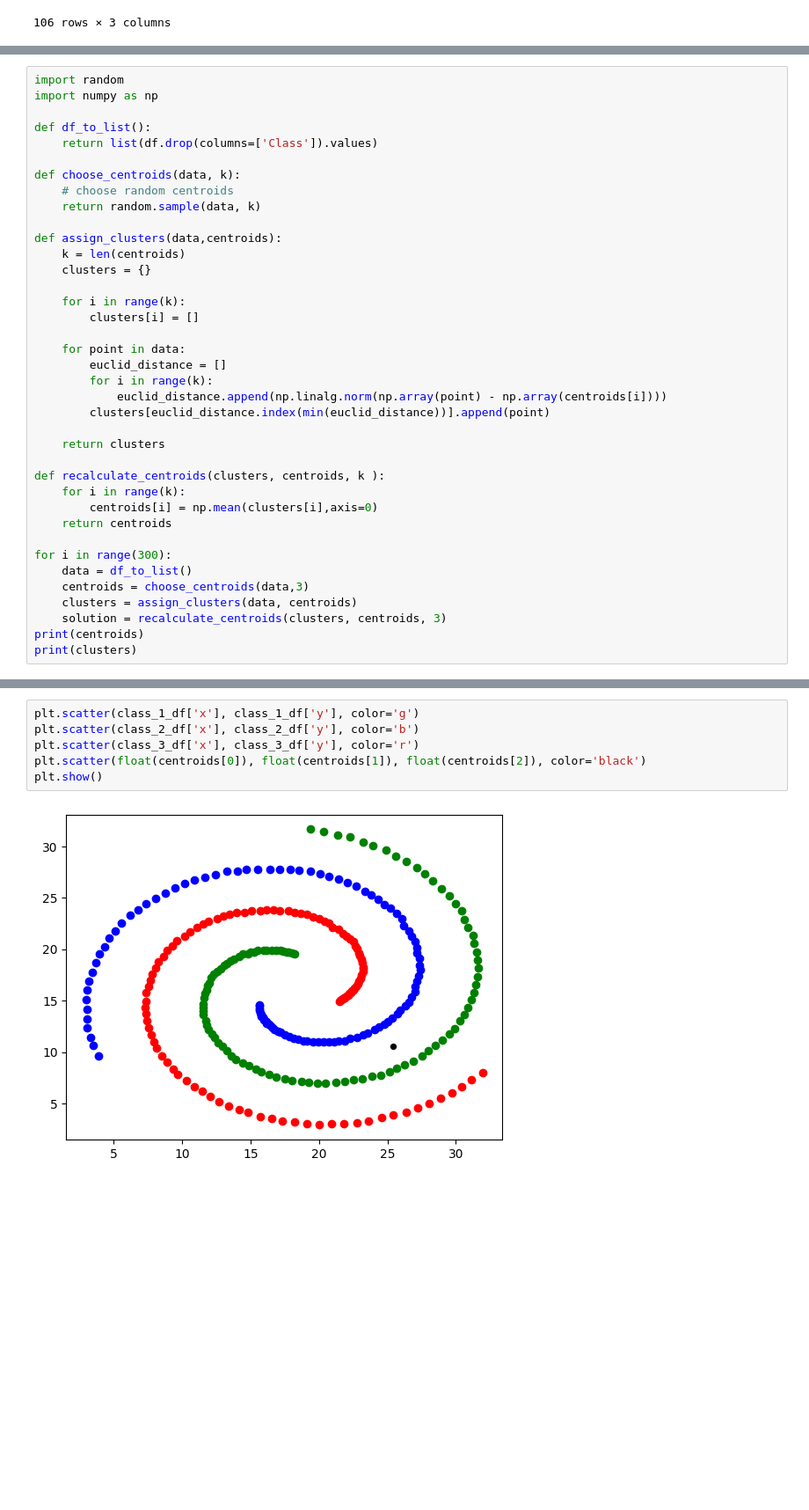
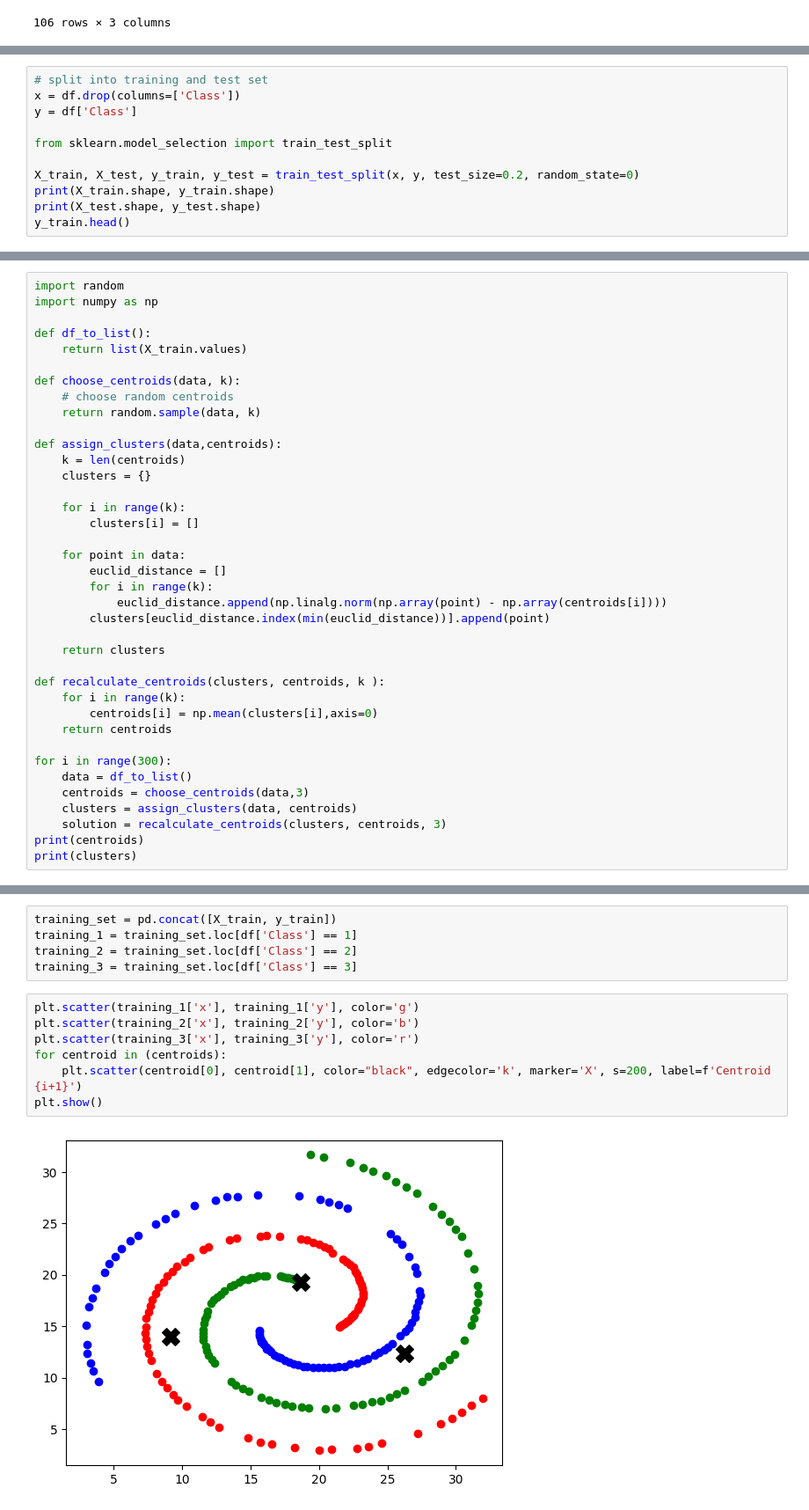
Before and after one commit to natalie2nguyen/ML_Assignment3, a Jupyter notebook: assignment3.ipynb, the cells around one changed output, grey strips where cells are left out. Shown at 88% size. Saved outputs shown, nothing was run; the diff lists cells and outputs as text; blank space fills up the shorter version.

```diff
--- a/assignment3.ipynb
+++ b/assignment3.ipynb
@@ -56,0 +50,11 @@ plt.show()
+# %%
+# split into training and test set
+x = df.drop(columns=['Class'])
+y = df['Class']
+
+from sklearn.model_selection import train_test_split
+
+X_train, X_test, y_train, y_test = train_test_split(x, y, test_size=0.2, random_state=0)
+print(X_train.shape, y_train.shape)
+print(X_test.shape, y_test.shape)
+y_train.head()
@@ -59,7 +72,7 @@ import random
 import numpy as np
 
 def df_to_list():
-    return list(df.drop(columns=['Class']).values)
+    return list(X_train.values)
 
 def choose_centroids(data, k):
     # choose random centroids
@@ -110,8 +111,14 @@ float(centroids[1])
+# %%
+training_set = pd.concat([X_train, y_train])
+training_1 = training_set.loc[df['Class'] == 1]
+training_2 = training_set.loc[df['Class'] == 2]
+training_3 = training_set.loc[df['Class'] == 3]
 # %%
-plt.scatter(class_1_df['x'], class_1_df['y'], color='g')
-plt.scatter(class_2_df['x'], class_2_df['y'], color='b')
-plt.scatter(class_3_df['x'], class_3_df['y'], color='r')
-plt.scatter(float(centroids[0]), float(centroids[1]), float(centroids[2]), color='black')
+plt.scatter(training_1['x'], training_1['y'], color='g')
+plt.scatter(training_2['x'], training_2['y'], color='b')
+plt.scatter(training_3['x'], training_3['y'], color='r')
+for centroid in (centroids):
+    plt.scatter(centroid[0], centroid[1], color="black", edgecolor='k', marker='X', s=200, label=f'Centroid {i+1}')
 plt.show()
 # %% [output]
-[figure, old version]
+[figure, new version]
```
Also changed, not shown: parts of 11 cells of this notebook.
